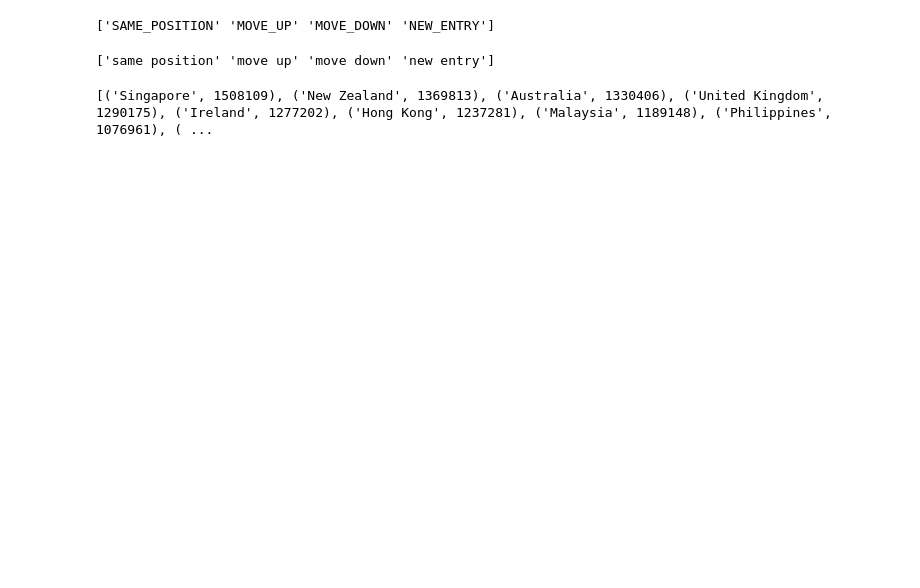
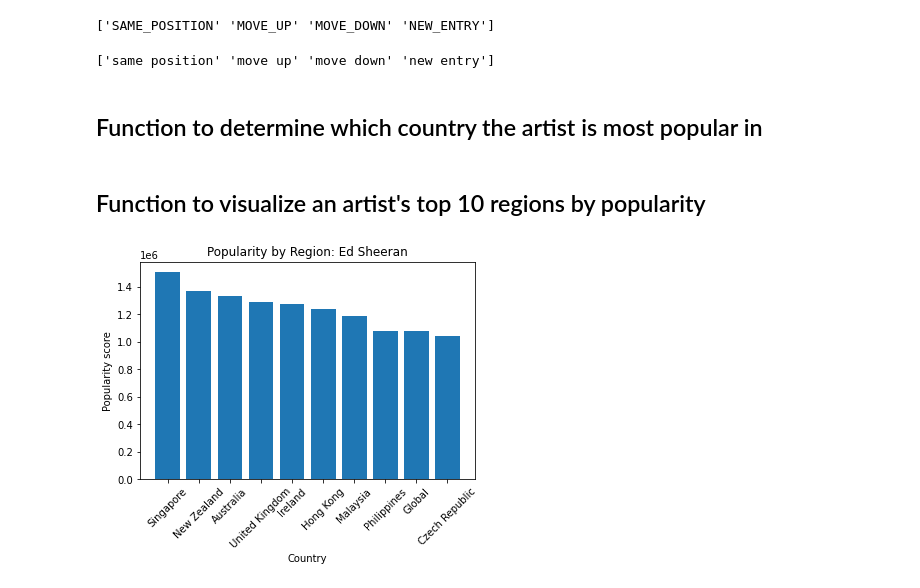
Before and after one commit to abbylloyd03/Spotify_2017_TopCharts, a Jupyter notebook: spotify-2017-data-exploration.ipynb, the cells around one changed output. Saved outputs shown, nothing was run; the diff lists cells and outputs as text; code cells hidden in the pictures; blank space fills up the shorter version.

```diff
--- a/spotify-2017-data-exploration.ipynb
+++ b/spotify-2017-data-exploration.ipynb
@@ -143,8 +144,9 @@ df['trend'] = formatted_trend
 print(df.trend.unique())
 # %% [output]
 ['same position' 'move up' 'move down' 'new entry']
+# %% [markdown]
+## Function to determine which country the artist is most popular in
 # %%
-# Create a function to determine which country the artist is most popular in.
 def get_country_score(artist):
     artist_df = df[df['artist'] == artist]
     score = {}
@@ -153,10 +155,25 @@ def get_country_score(artist):
             score[row['region']] += (201 - row['rank'])
         else:
             score[row['region']] = (201 - row['rank'])
-    score_items = score.items()
-    sorted_items = sorted(score_items, key = lambda x: x[1], reverse=True)
-    return print(sorted_items)
-
-get_country_score('Ed Sheeran')
+    # score_items = score.items()
+    # sorted_items = sorted(score_items, key = lambda x: x[1], reverse=True)
+    # return print(sorted_items)
+    return score
-# %% [output]
-[('Singapore', 1508109), ('New Zealand', 1369813), ('Australia', 1330406), ('United Kingdom', 1290175), ('Ireland', 1277202), ('Hong Kong', 1237281), ('Malaysia', 1189148), ('Philippines', 1076961), ( ...
+# %% [markdown]
+## Function to visualize an artist's top 10 regions by popularity
+# %%
+def visualize_country_score(artist):
+    score = get_country_score(artist)
+    score_items = score.items()
+    sorted_items = sorted(score_items, key = lambda x: x[1], reverse=True)
+    country, score = zip(*sorted_items)
+    plt.bar(country[:10], score[:10])
+    plt.xticks(rotation = 45)
+    plt.xlabel('Country')
+    plt.ylabel('Popularity score')
+    plt.title(f'Popularity by Region: {artist}')
+    plt.show()
+
+visualize_country_score('Ed Sheeran')
+# %% [output]
+[figure, added]
```
Also changed, not shown: parts of 3 cells of this notebook.
